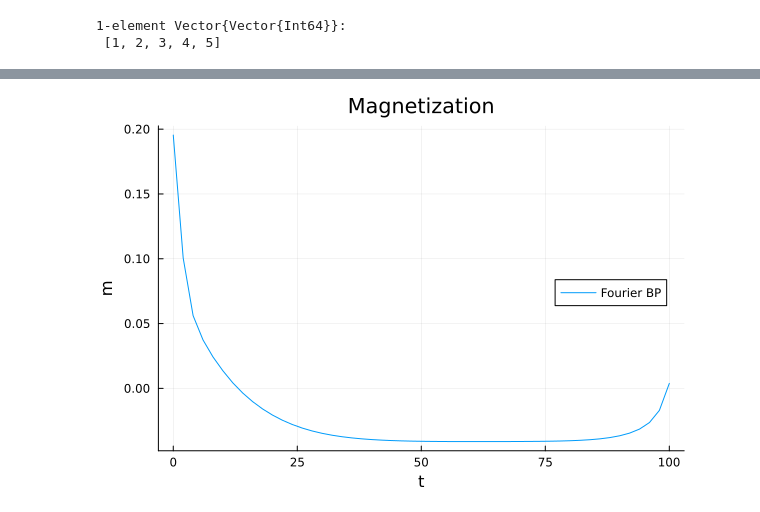
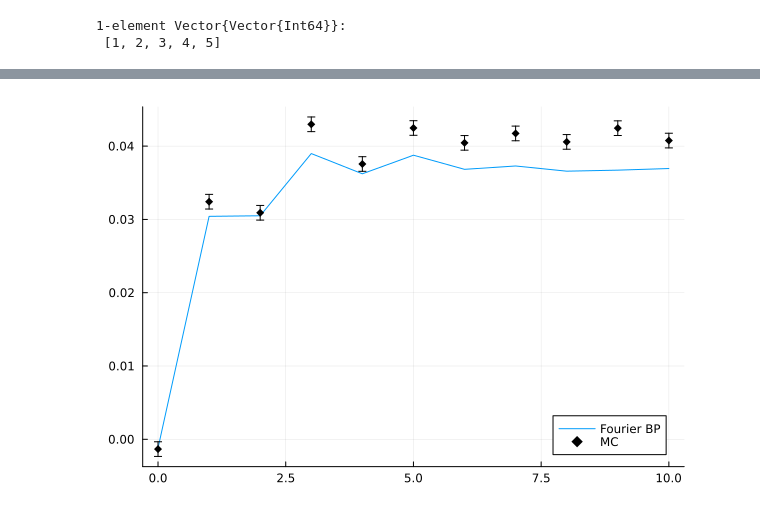
Before and after one commit to FedericoFlorio/MatrixProductBP.jl, a Jupyter notebook: results/random_coupling.ipynb, the cells around one changed output, grey strips where cells are left out. Saved outputs shown, nothing was run; the diff lists cells and outputs as text; code cells hidden in the pictures.

```diff
--- a/results/random_coupling.ipynb
+++ b/results/random_coupling.ipynb
@@ -21,18 +15,19 @@ Nemo comes with absolutely no warranty whatsoever
 seed = 2
 rng = MersenneTwister(seed)
 
-T = 100
+T = 10
 N = 5
-c = 3.0
+c = 2.5
+# gg = uniform_tree(N; rng)
 gg = erdos_renyi(N, c/N; seed)
 g = IndexedBiDiGraph(gg)
 
 β = 1.0
-h = 0.0
-m⁰ = 0.2
+h = 0.05
+m⁰ = 0.0
 K = 30
 
-svd_trunc=TruncBond(12)
+svd_trunc=TruncBond(10)
 ;
 # %%
 connected_components(gg)
@@ -78,4 +81,0 @@ m_fourier = real.(means(potts2spin, bp_fourier))[i]
-# %%
-plot(0:2:T, m_fourier[1:2:end], label="Fourier BP", xlabel="t", ylabel="m", title="Magnetization", legend=:right)
-# %% [output]
-[figure, removed]
@@ -86,0 +82,19 @@ jldsave("random_coupling_er5_magnetization.jld2"; m_fourier)
+# %%
+nsamples = 10^6
+sms = SoftMarginSampler(bp_fourier)
+sample!(sms, nsamples)
+;
+# %%
+i = 5
+m_fourier = real.(means(potts2spin, bp_fourier))[i]
+
+traj = [vec(potts2spin.(X[i,:])) for X in sms.X]
+m_mc = mean(traj)
+σ_mc = std(traj)./sqrt(nsamples)
+;
+# %%
+pl = plot(0:T, m_fourier[1:end], label="Fourier BP")
+plot!(pl, 0:T, m_mc, yerr=σ_mc, c=:black, m=:diamond, st=:scatter, label="MC")
+display(pl)
+# %% [output]
+[figure, added]
```
Also changed, not shown: parts of 6 cells of this notebook, 35 other files.
